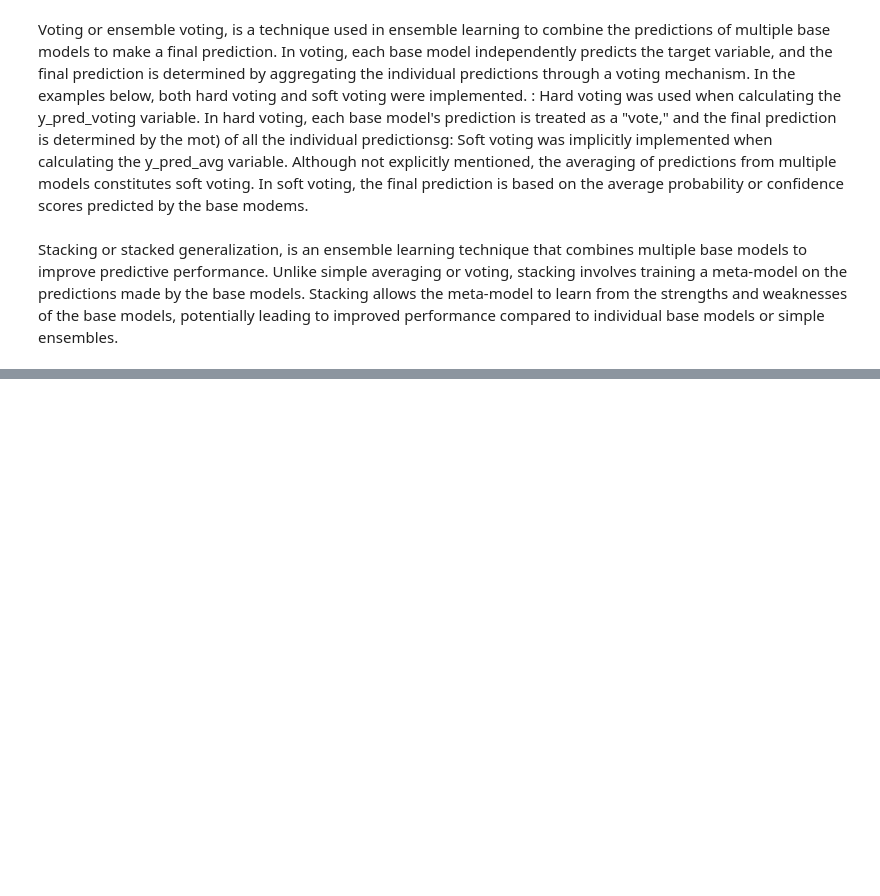
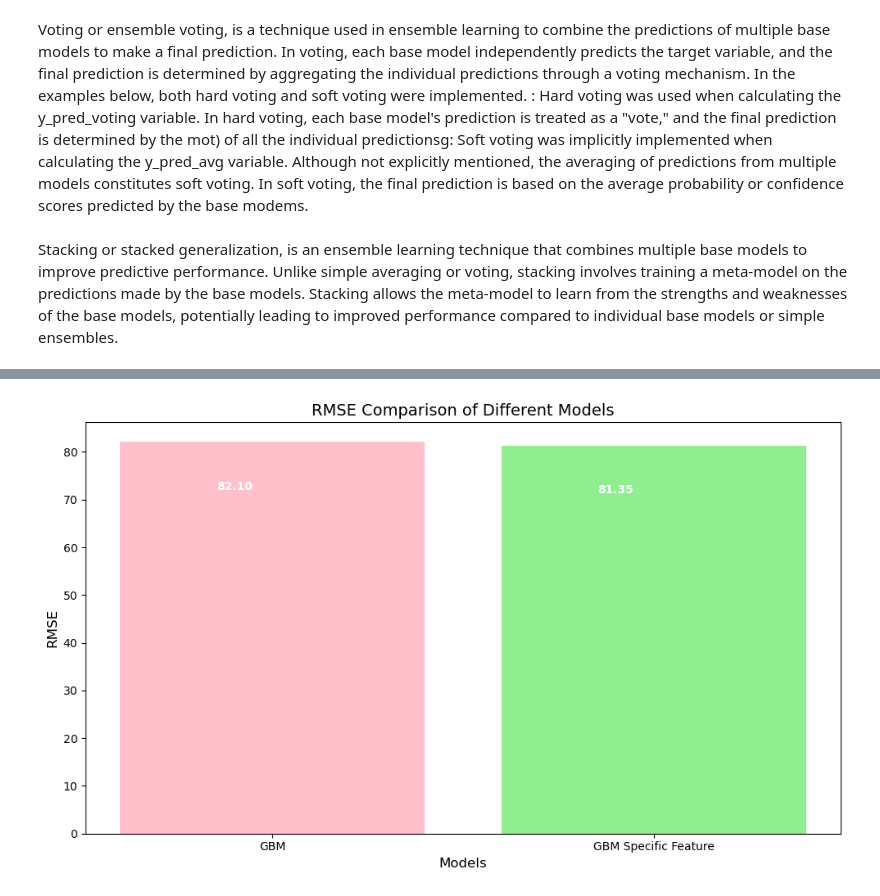
Before and after one commit to IonasAndreea/Model_Training_Python, a Jupyter notebook: Notebook.ipynb, the cells around one changed output, grey strips where cells are left out. Drawn from its saved outputs; the diff is of its cells as text; code cells hidden in the pictures; blank space fills up the shorter version.

```diff
--- a/Notebook.ipynb
+++ b/Notebook.ipynb
@@ -985,0 +1088,21 @@ plt.show()
+# %%
+models = ['GBM', 'GBM Specific Feature']
+rmse_values = [82.1, 81.35]
+
+colors = ['pink', 'lightgreen']
+
+plt.figure(figsize=(10, 6))
+bars = plt.bar(models, rmse_values, color=colors)
+
+for bar, rmse in zip(bars, rmse_values):
+    plt.text(bar.get_x() + bar.get_width() / 2 - 0.1, bar.get_height() - 10, '{:.2f}'.format(rmse),
+             ha='center', color='white', fontsize=10, fontweight='bold')
+
+plt.xlabel('Models', fontsize=12)
+plt.ylabel('RMSE', fontsize=12)
+plt.title('RMSE Comparison of Different Models', fontsize=14)
+
+plt.tight_layout()
+plt.show()
+# %% [output]
+[figure, added]
```
Also changed, not shown: parts of 17 cells of this notebook.
